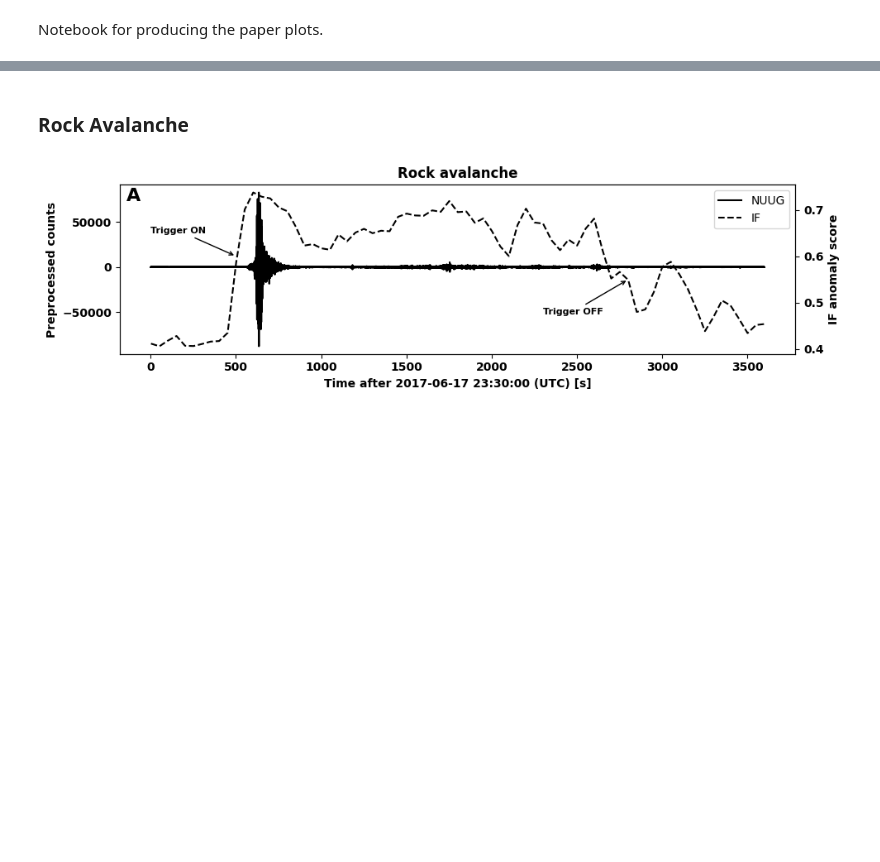
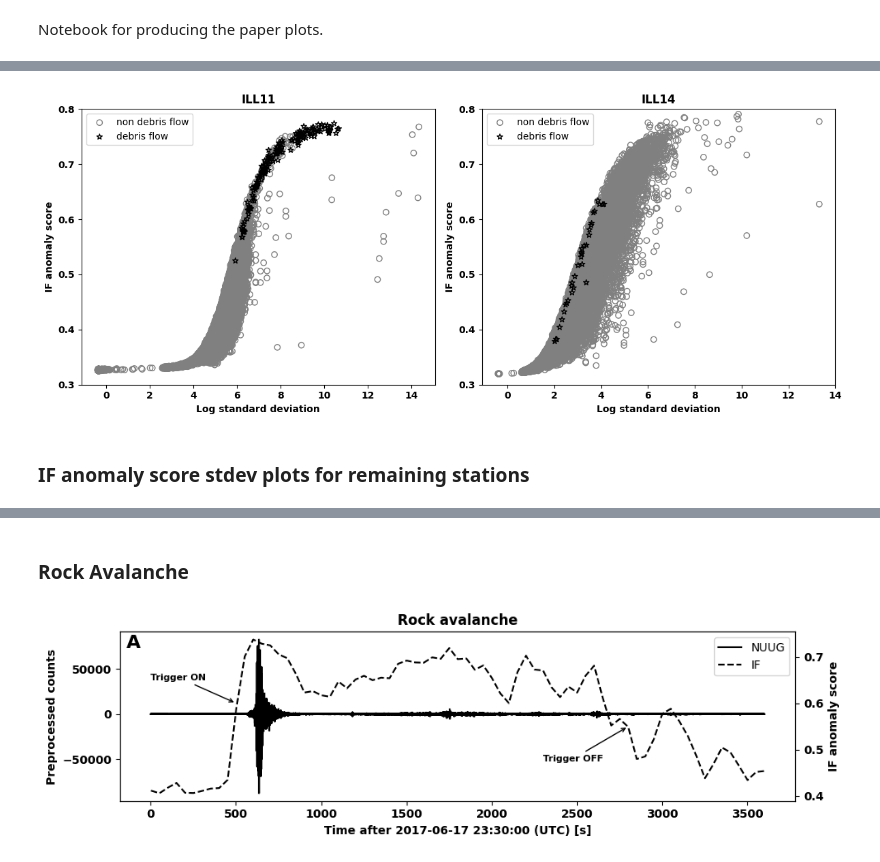
Before and after one commit to FKamper/seismic-isolation-forest, a Jupyter notebook: notebooks/plots.ipynb, the cells around one changed output, grey strips where cells are left out. Cells and saved outputs as stored; diff of their text form; code cells hidden in the pictures; blank space fills up the shorter version.

```diff
--- a/notebooks/plots.ipynb
+++ b/notebooks/plots.ipynb
@@ -249,0 +364,53 @@ model = IsolationForest(warm_start=True, n_estimators=0, random_state=42)
+# %%
+fig, axes = plt.subplots(1, 2, figsize=(12, 5))
+labs1 = scores_ILL11["label"]
+labs2 = scores_ILL14["label"]
+
+markesrs = ["o", "s", "d", "*"]
+colors = ["gray", "k", "k", "k"]
+label = ["non debris flow", "low confidence", "med confidence", "debris flow"]
+
+for l in [0, 3]:
+    axes[0].scatter(
+        np.log(scores_ILL11["std"][labs1 == l]),
+        scores_ILL11["anomaly_score"][labs1 == l],
+        marker=markesrs[l],
+        facecolors="none",
+        edgecolors=colors[l],
+        rasterized=True,
+        label=label[l],
+    )
+
+axes[0].set_xlabel("Log standard deviation", fontweight="bold")
+axes[0].set_ylabel("IF anomaly score", fontweight="bold")
+axes[0].set_title("ILL11", fontweight="bold")
+axes[0].legend()
+axes[0].set_ylim(0.3, 0.8)
+
+# --- Right: ILL14 ---
+for l in [0, 3]:
+    axes[1].scatter(
+        np.log(scores_ILL14["std"][labs2 == l]),
+        scores_ILL14["anomaly_score"][labs2 == l],
+        marker=markesrs[l],
+        facecolors="none",
+        edgecolors=colors[l],
+        rasterized=True,
+        label=label[l],
+    )
+
+axes[1].set_xlabel("Log standard deviation", fontweight="bold")
+axes[1].set_ylabel("IF anomaly score", fontweight="bold")
+axes[1].set_title("ILL14", fontweight="bold")
+axes[1].legend()
+axes[1].set_ylim(0.3, 0.8)
+
+for ax in axes:
+    for label in ax.get_xticklabels() + ax.get_yticklabels():
+        label.set_fontweight("bold")
+
+plt.tight_layout()
+plt.savefig("../plots/ILL11andILL14.pdf", dpi=300)
+plt.show()
+# %% [output]
+[figure, added]
@@ -249,0 +419,2 @@ model = IsolationForest(warm_start=True, n_estimators=0, random_state=42)
+# %% [markdown]
+### IF anomaly score stdev plots for remaining stations
```
Also changed, not shown: parts of 66 cells of this notebook, 7 other files.
